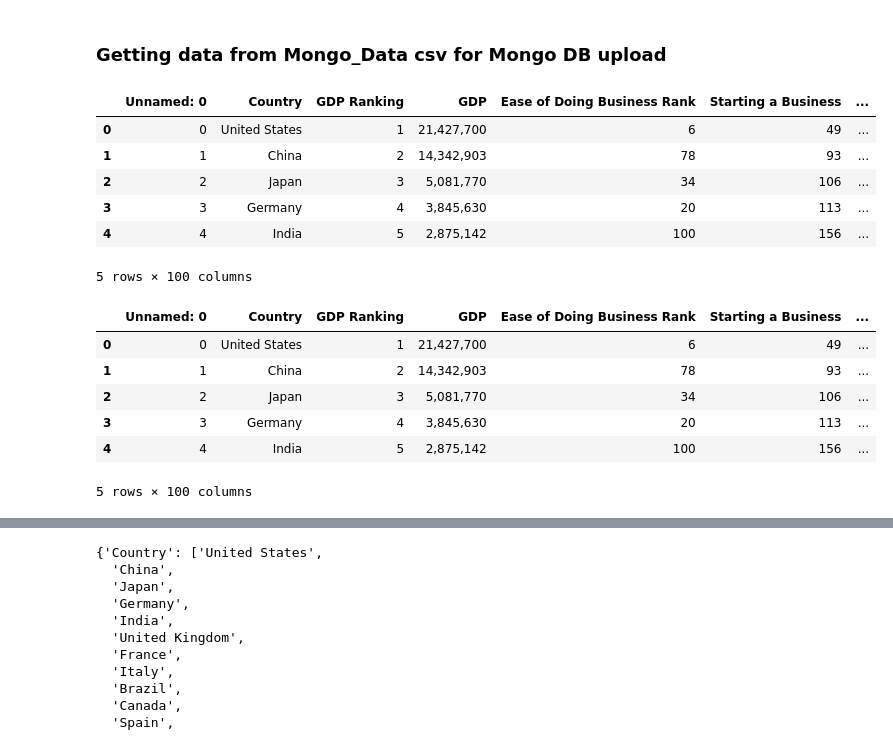
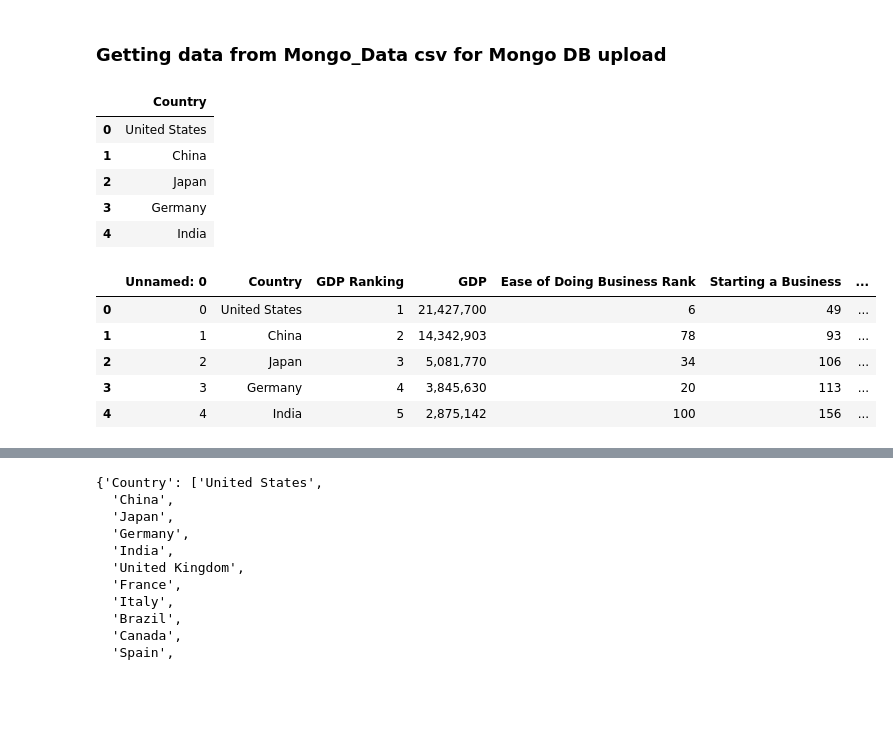
Before and after one commit to benwbarr/ETL-Project, a Jupyter notebook: Data_Load.ipynb, the cells around one changed output, grey strips where cells are left out. Drawn from its saved outputs; the diff is of its cells as text; code cells hidden in the pictures; blank space fills up the shorter version.

Commit message:
Updated for Economy and Health Data

```diff
--- a/Data_Load.ipynb
+++ b/Data_Load.ipynb
@@ -7,14 +7,14 @@ import json
 ### Getting data from Mongo_Data csv for Mongo DB upload
 # %%
 # Loading GDP csv data created from Transformation Activity
-final_data_csv_path = 'Resources/Mongo_Data.csv'
-final_df = pd.read_csv(final_data_csv_path)
-final_df.head()
+country_data_csv_path = 'Resources/Mongo_Data.csv'
+fields = ['Country']
+country_df = pd.read_csv(country_data_csv_path, usecols=fields)
+country_df.head()
 # %% [output]
-|  | Unnamed: 0 | Country | GDP Ranking | GDP | Ease of Doing Business Rank | Starting a Business | ... |
-| 0 | 0 | United States | 1 | 21,427,700 | 6 | 49 | ... |
-| 1 | 1 | China | 2 | 14,342,903 | 78 | 93 | ... |
-| 2 | 2 | Japan | 3 | 5,081,770 | 34 | 106 | ... |
-| 3 | 3 | Germany | 4 | 3,845,630 | 20 | 113 | ... |
-| 4 | 4 | India | 5 | 2,875,142 | 100 | 156 | ... |
+|  | Country |
+| 0 | United States |
+| 1 | China |
+| 2 | Japan |
+| 3 | Germany |
+| 4 | India |
-5 rows × 100 columns
@@ -21,8 +33,8 @@ final_df.head()
 # %%
-# Loading GDP csv data created from Transformation Activity
-final_data_csv_path = 'Resources/Mongo_Data.csv'
-final_df = pd.read_csv(final_data_csv_path)
-final_df.head()
+# Loading Economyu csv data created from Transformation Activity
+eco_data_csv_path = 'Resources/Economy_Data.csv'
+eco_df = pd.read_csv(eco_data_csv_path)
+eco_df.head()
 # %% [output]
 |  | Unnamed: 0 | Country | GDP Ranking | GDP | Ease of Doing Business Rank | Starting a Business | ... |
 | 0 | 0 | United States | 1 | 21,427,700 | 6 | 49 | ... |
@@ -30,4 +42,3 @@ final_df.head()
 | 2 | 2 | Japan | 3 | 5,081,770 | 34 | 106 | ... |
 | 3 | 3 | Germany | 4 | 3,845,630 | 20 | 113 | ... |
 | 4 | 4 | India | 5 | 2,875,142 | 100 | 156 | ... |
-5 rows × 100 columns
```
Also changed, not shown: parts of 16 cells of this notebook.
